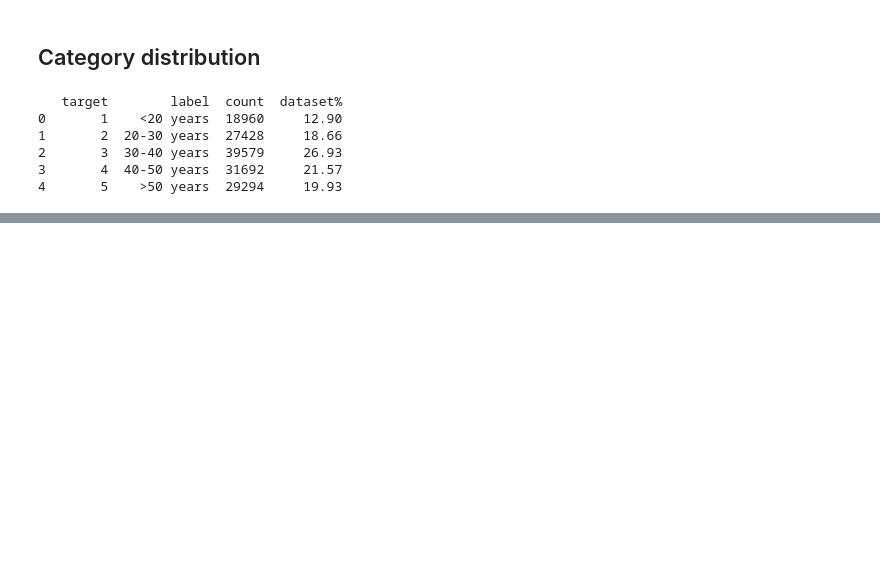
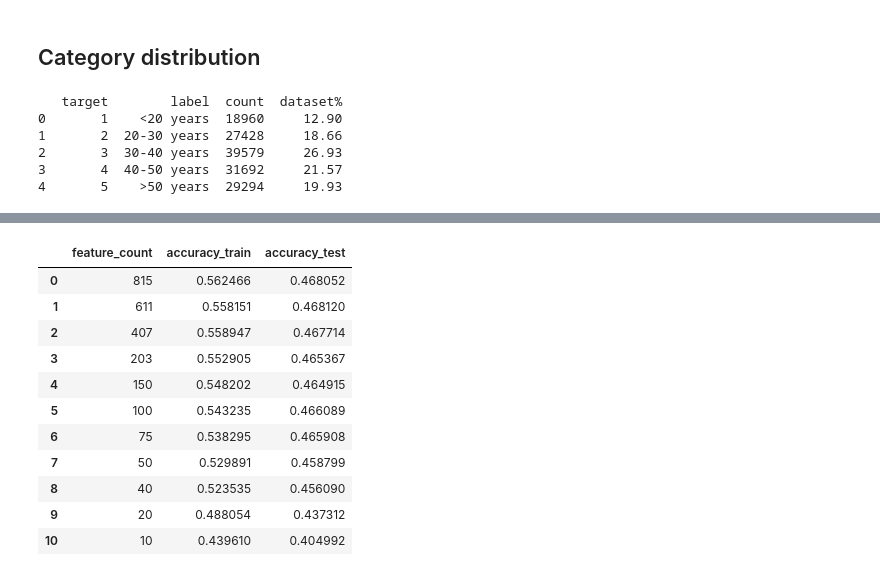
Before and after one commit to SleepWalker/bdl5-2024-ml-final-project, a Jupyter notebook: 04_01_fe_eda.ipynb, the cells around one changed output, grey strips where cells are left out. Saved outputs shown, nothing was run; the diff lists cells and outputs as text; code cells hidden in the pictures; blank space fills up the shorter version.

Commit message:
Feature selection for fe and dpi datasets

```diff
--- a/04_01_fe_eda.ipynb
+++ b/04_01_fe_eda.ipynb
@@ -54,0 +289,96 @@ fig.show()
+# %%
+predict_baseline, model_baseline = model_lgb.load("2024_05_31_baseline_fe_acc_4699")
+# %%
+def train_topk_features(k: float):
+    df_topk = p_imp_df.nlargest(int(k), columns=["mean"])["feature"]
+    feature_count = len(df_topk)
+
+    print(f"\n\n=== Training on top {feature_count} features ===")
+
+    X_train_pruned = X_train[df_topk.values]
+    X_test_pruned = X_test[df_topk.values]
+
+    predict_pruned, model_pruned = model_lgb.train_multiclass(
+        X_train=X_train_pruned,
+        y_train=y_train,
+        X_test=X_test_pruned,
+        y_test=y_test,
+        # use params from one of the latest optuna runs
+        params={
+            "eta": 0.19997109376050565,
+            "boosting_type": "gbdt",
+            "lambda_l1": 5.735491139313952e-07,
+            "lambda_l2": 3.1791646476628225e-06,
+            "num_leaves": 20,
+            "min_data_in_leaf": 30,
+            "feature_fraction": 0.8166299199026185,
+            "bagging_fraction": 0.9867527250605056,
+            "bagging_freq": 7,
+            "verbosity": -1,
+        },
+        num_class=CLASS_NUM,
+        seed=RANDOM_SEED,
+    )
+
+    print(f"Train dataset for {len(df_topk)} features:")
+    report_train = project_api.report(
+        y_test=y_train,
+        y_pred=predict_pruned(X_train_pruned),
+    )
+
+    print(f"\nTest dataset for {len(df_topk)} features:")
+    report_test = project_api.report(
+        y_test=y_test,
+        y_pred=predict_pruned(X_test_pruned),
+    )
+
+    return (feature_count, report_train["accuracy"], report_test["accuracy"])
+
+
+def profile_feature_counts():
+    result = {
+        "feature_count": [],
+        "accuracy_train": [],
+        "accuracy_test": [],
+    }
+    total_features = len(p_imp_df)
+
+    for topk_value in [
+        total_features * 1,
+        total_features * 0.75,
+        total_features * 0.5,
+        total_features * 0.25,
+        150,
+        100,
+        75,
+        50,
+        40,
+        20,
+        10,
+    ]:
+        feature_count, accuracy_train, accuracy_test = train_topk_features(topk_value)
+
+        result["feature_count"].append(feature_count)
+        result["accuracy_train"].append(accuracy_train)
+        result["accuracy_test"].append(accuracy_test)
+
+    return pd.DataFrame(result)
+
+
+df_feature_count_profile = io.run_cached(
+    "./data/fe_feature_count_vs_acc.parquet", profile_feature_counts
+)
+df_feature_count_profile
+# %% [output]
+|  | feature_count | accuracy_train | accuracy_test |
+| 0 | 815 | 0.562466 | 0.468052 |
+| 1 | 611 | 0.558151 | 0.468120 |
+| 2 | 407 | 0.558947 | 0.467714 |
+| 3 | 203 | 0.552905 | 0.465367 |
+| 4 | 150 | 0.548202 | 0.464915 |
+| 5 | 100 | 0.543235 | 0.466089 |
+| 6 | 75 | 0.538295 | 0.465908 |
+| 7 | 50 | 0.529891 | 0.458799 |
+| 8 | 40 | 0.523535 | 0.456090 |
+| 9 | 20 | 0.488054 | 0.437312 |
+| 10 | 10 | 0.439610 | 0.404992 |
```
Also changed, not shown: parts of 21 cells of this notebook, 14 other files.
